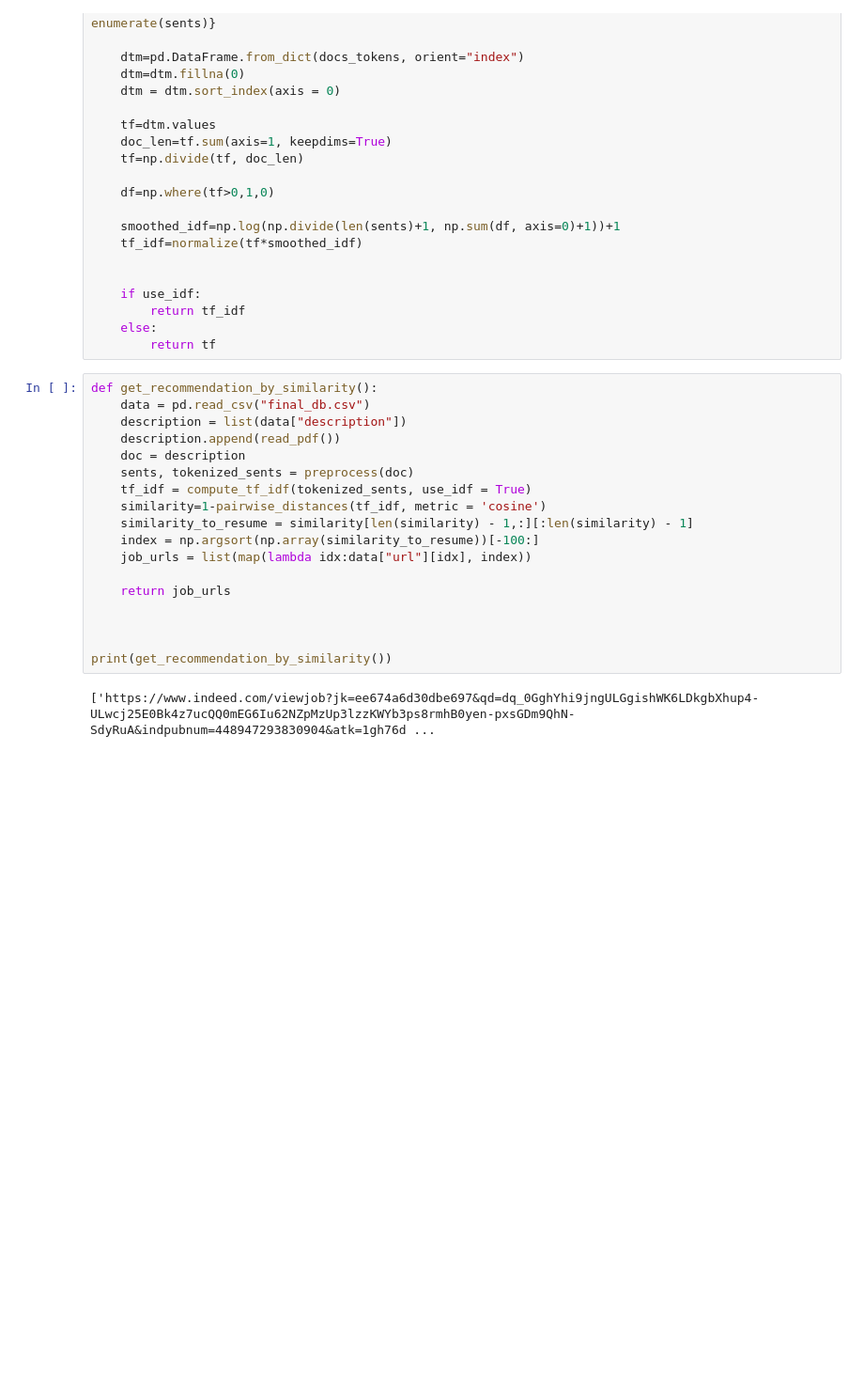
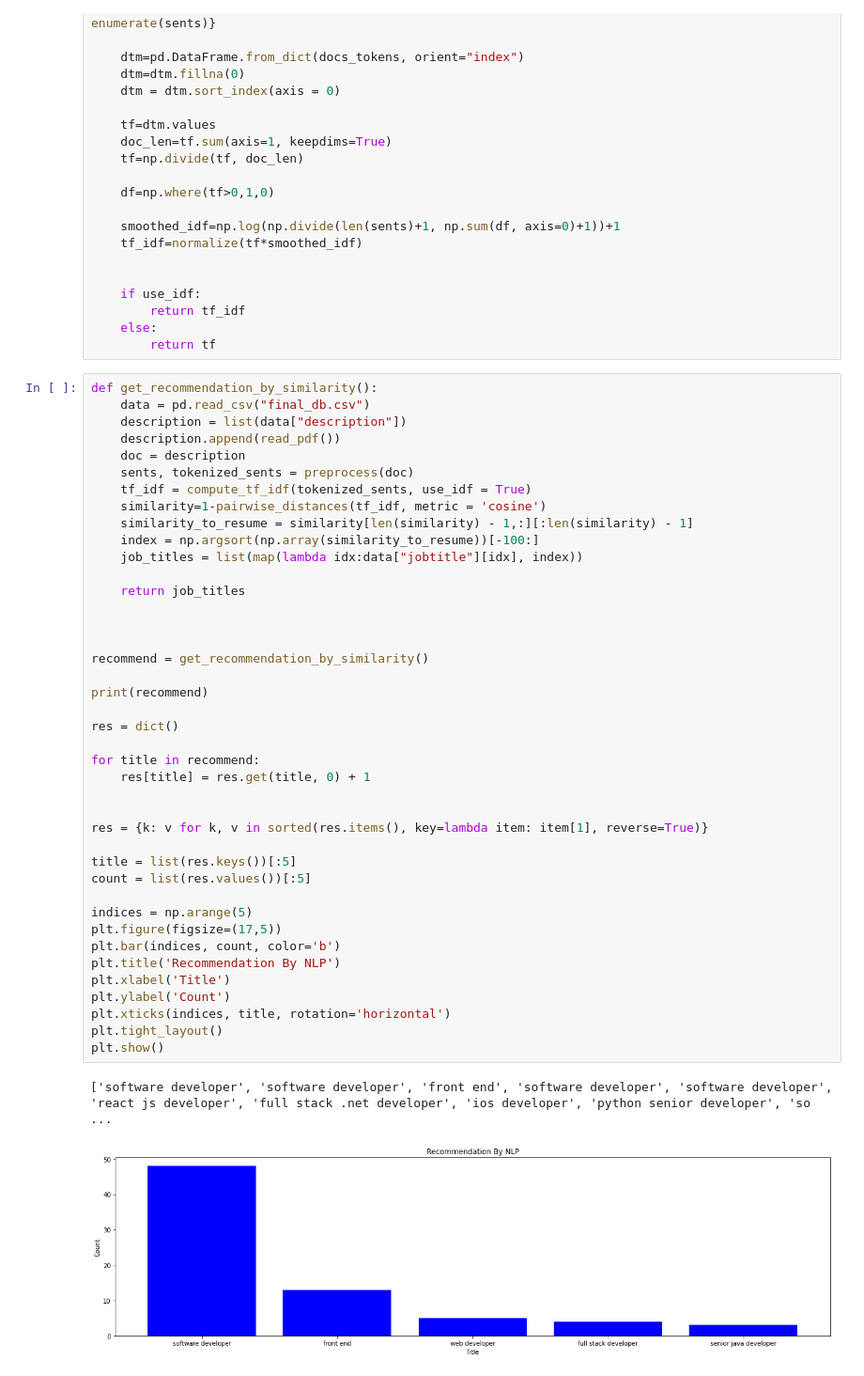
Before and after one commit to JJerrychan/BIA-660_Project, a Jupyter notebook: scrap.ipynb, the cells around one changed output. Shown at 94% size. Saved outputs shown, nothing was run; the diff lists cells and outputs as text; blank space fills up the shorter version.

```diff
--- a/scrap.ipynb
+++ b/scrap.ipynb
@@ -258,23 +259,47 @@ def compute_tf_idf(sents, use_idf = True, min_df = 1):
 # %%
 def get_recommendation_by_similarity():
     data = pd.read_csv("final_db.csv")
     description = list(data["description"])
     description.append(read_pdf())
     doc = description
     sents, tokenized_sents = preprocess(doc)
     tf_idf = compute_tf_idf(tokenized_sents, use_idf = True)
     similarity=1-pairwise_distances(tf_idf, metric = 'cosine')
     similarity_to_resume = similarity[len(similarity) - 1,:][:len(similarity) - 1]
     index = np.argsort(np.array(similarity_to_resume))[-100:]
-    job_urls = list(map(lambda idx:data["url"][idx], index))
+    job_titles = list(map(lambda idx:data["jobtitle"][idx], index))
 
-    return job_urls
+    return job_titles
 
 
 
-print(get_recommendation_by_similarity())
+recommend = get_recommendation_by_similarity()
+
+print(recommend)
+
+res = dict()
+
+for title in recommend:
+    res[title] = res.get(title, 0) + 1
+
+
+res = {k: v for k, v in sorted(res.items(), key=lambda item: item[1], reverse=True)}
+
+title = list(res.keys())[:5]
+count = list(res.values())[:5]
+
+indices = np.arange(5)
+plt.figure(figsize=(17,5))
+plt.bar(indices, count, color='b')
+plt.title('Recommendation By NLP')
+plt.xlabel('Title')
+plt.ylabel('Count')
+plt.xticks(indices, title, rotation='horizontal')
+plt.tight_layout()
+plt.show()
 # %% [output]
-['https://www.indeed.com/viewjob?jk=ee674a6d30dbe697&qd=dq_0GghYhi9jngULGgishWK6LDkgbXhup4-ULwcj25E0Bk4z7ucQQ0mEG6Iu62NZpMzUp3lzzKWYb3ps8rmhB0yen-pxsGDm9QhN-SdyRuA&indpubnum=448947293830904&atk=1gh76d ...
+['software developer', 'software developer', 'front end', 'software developer', 'software developer', 'react js developer', 'full stack .net developer', 'ios developer', 'python senior developer', 'so ...
+[figure, added]
 # %%
 def recommend_by_cluster():
     data = pd.read_csv("final_db.csv")
```
Also changed, not shown: parts of 2 cells of this notebook.
